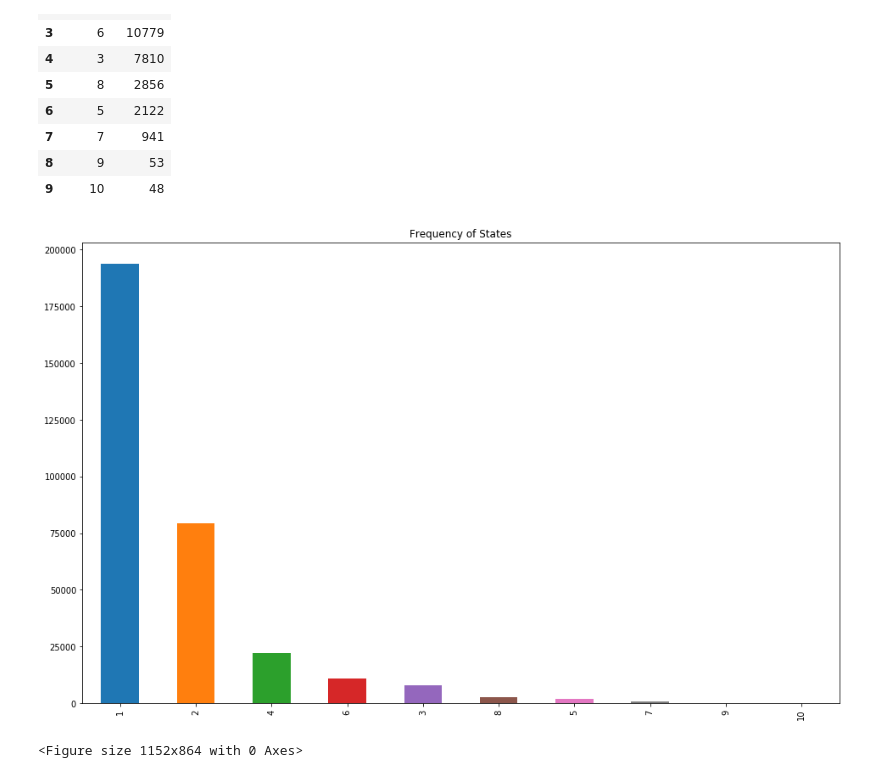
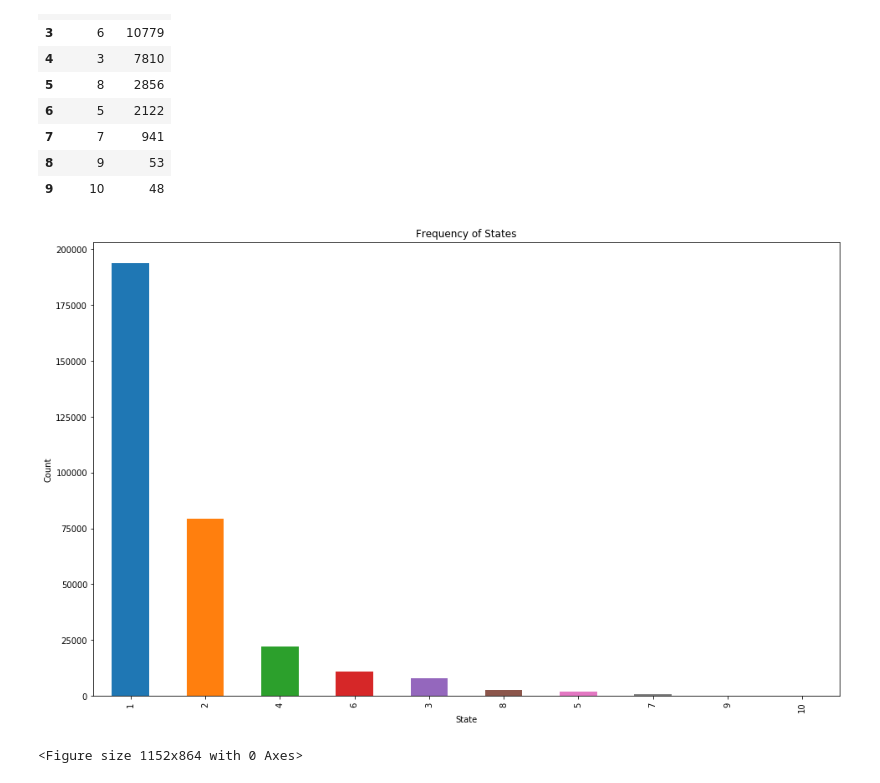
Before and after one commit to natwille1/Solar_Energy_Prediction, a Jupyter notebook: india_dataset_clustering.ipynb, the cells around one changed output. Saved outputs shown, nothing was run; the diff lists cells and outputs as text; code cells hidden in the pictures.

```diff
--- a/india_dataset_clustering.ipynb
+++ b/india_dataset_clustering.ipynb
@@ -93,7 +88,9 @@ house['State'].value_counts().reset_index()
 # %%
 plt.figure(figsize=(16,10))
 house['State'].value_counts().plot(kind='bar', title='Frequency of States')
+plt.xlabel("State")
+plt.ylabel("Count")
 plt.show()
 # %% [output]
-[figure, old version]
+[figure, new version]
 # %%
```
Also changed, not shown: parts of 27 cells of this notebook.
